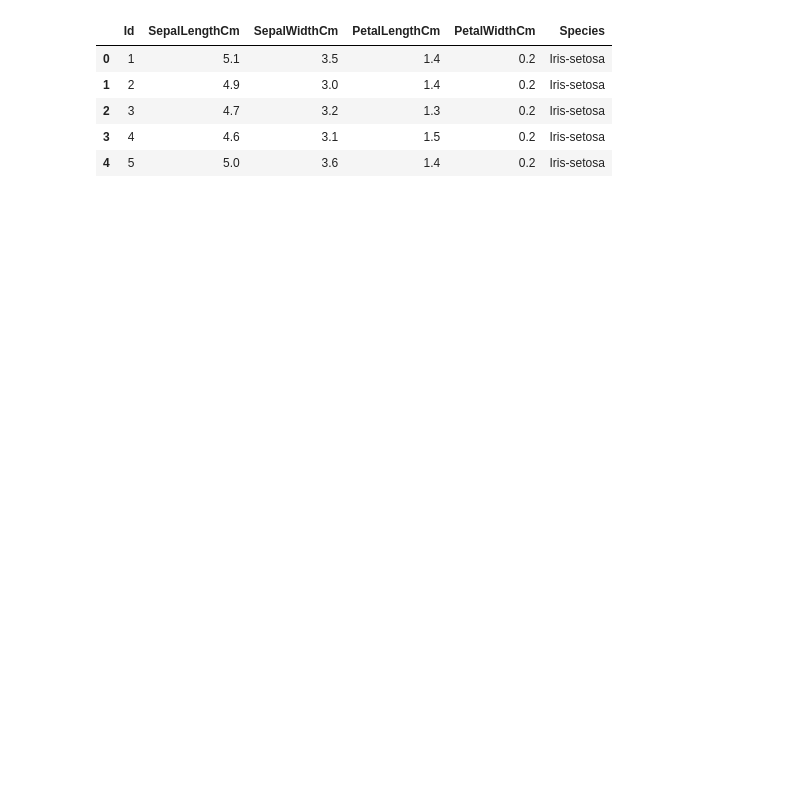
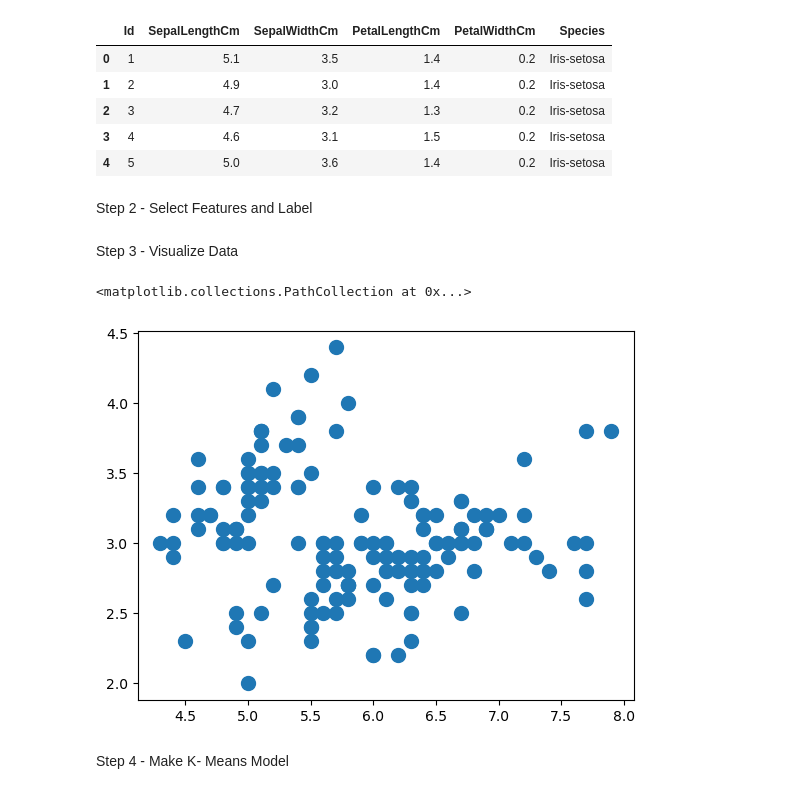
Before and after one commit to KhafillahAkbar/MachLearn_Ganjil_2023, a Jupyter notebook: Week7/Jobsheet7.ipynb, the cells around one changed output. Cells and saved outputs as stored; diff of their text form; code cells hidden in the pictures; blank space fills up the shorter version.

```diff
--- a/Week7/Jobsheet7.ipynb
+++ b/Week7/Jobsheet7.ipynb
@@ -17,3 +23,22 @@ df.head()
 | 2 | 3 | 4.7 | 3.2 | 1.3 | 0.2 | Iris-setosa |
 | 3 | 4 | 4.6 | 3.1 | 1.5 | 0.2 | Iris-setosa |
 | 4 | 5 | 5.0 | 3.6 | 1.4 | 0.2 | Iris-setosa |
+# %% [markdown]
+Step 2 - Select Features and Label
+# %%
+# Select Features
+X = df.iloc[:, 1:-1] # slice features vector
+y = df.iloc[:, -1] # slice data labels
+# %% [markdown]
+Step 3 - Visualize Data
+# %%
+# Plot Data
+# We have 4 dimensional feature space
+# Thereofe, we only plot the cluster based on Sepal Length and Sepal Width only
+
+plt.scatter(X.iloc[:, 0], X.iloc[:, 1], s = 100)
+# %% [output]
+<matplotlib.collections.PathCollection at 0x...>
+[figure, added]
+# %% [markdown]
+Step 4 - Make K- Means Model
```
Also changed, not shown: parts of 81 cells of this notebook, 2 other files.
